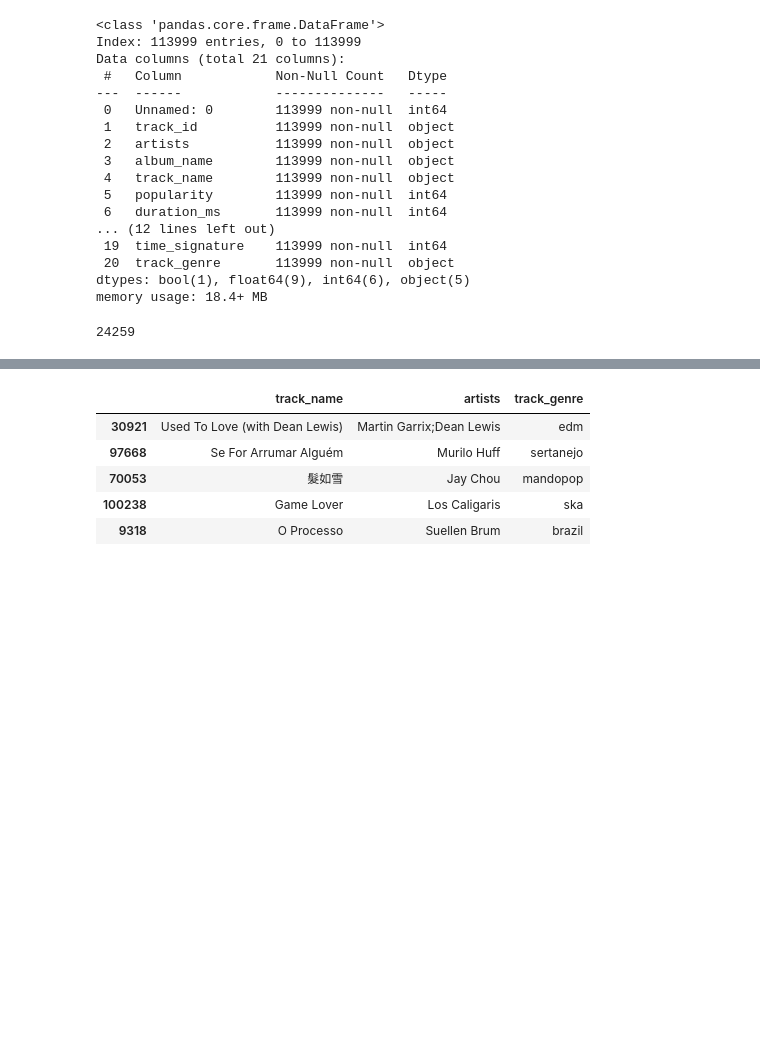
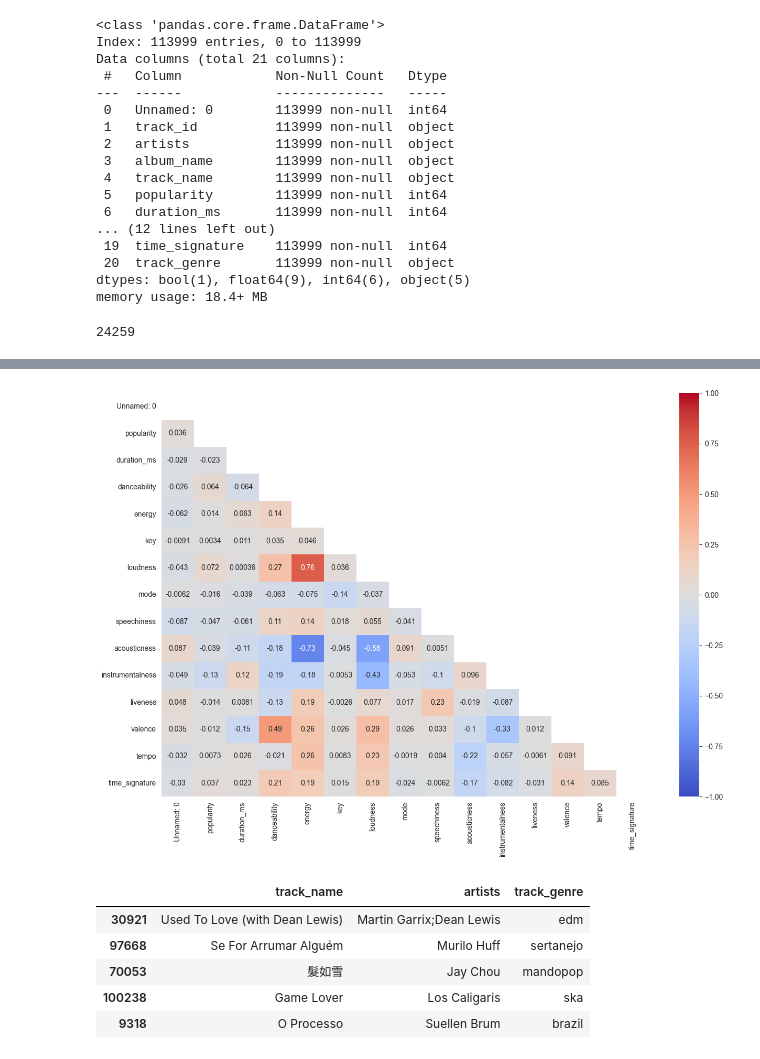
Before and after one commit to dgiletto/Music_Recommendation, a Jupyter notebook: Music_Recommendation_Notebook.ipynb, the cells around one changed output, grey strips where cells are left out. Drawn from its saved outputs; the diff is of its cells as text; code cells hidden in the pictures; blank space fills up the shorter version.

```diff
--- a/Music_Recommendation_Notebook.ipynb
+++ b/Music_Recommendation_Notebook.ipynb
@@ -105,3 +113,16 @@ duplicate_rows
+# %%
+# Use a heat map to see which features correlate the most with eachother
+import seaborn as sb
+num_data = data[data.columns[(data.dtypes == 'float64') | (data.dtypes == 'int64')]]
+corr = num_data.corr()
+mask = np.zeros_like(corr)
+mask[np.triu_indices_from(mask)] = True
+sb.set_style('white')
+plt.figure(figsize=(15, 10))
+sb.heatmap(corr, mask=mask, annot=True, vmin=-1, vmax=1, cmap='coolwarm')
+plt.show()
+# %% [output]
+[figure, added]
 # %%
 from sklearn.preprocessing import StandardScaler
 from sklearn.neighbors import NearestNeighbors
```
Also changed, not shown: parts of 4 cells of this notebook.
